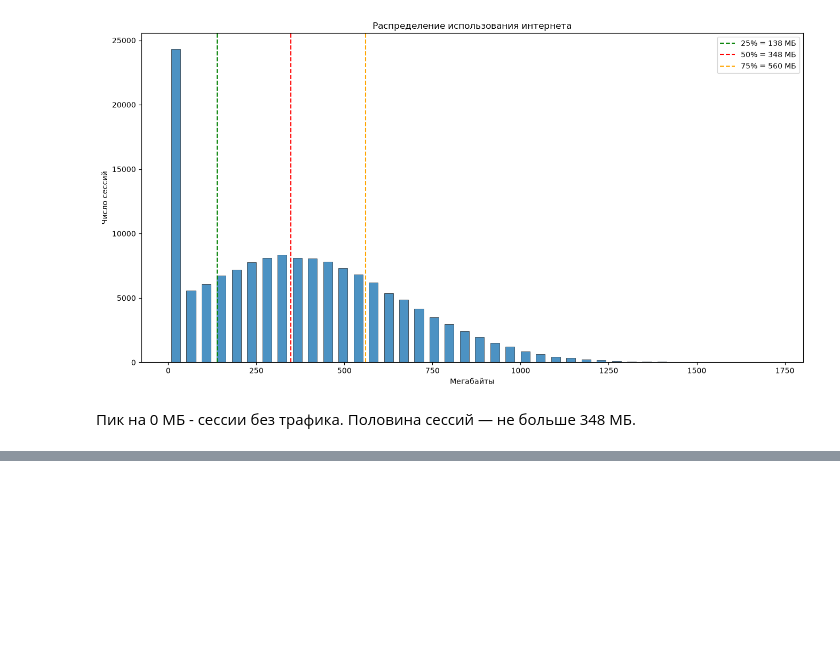
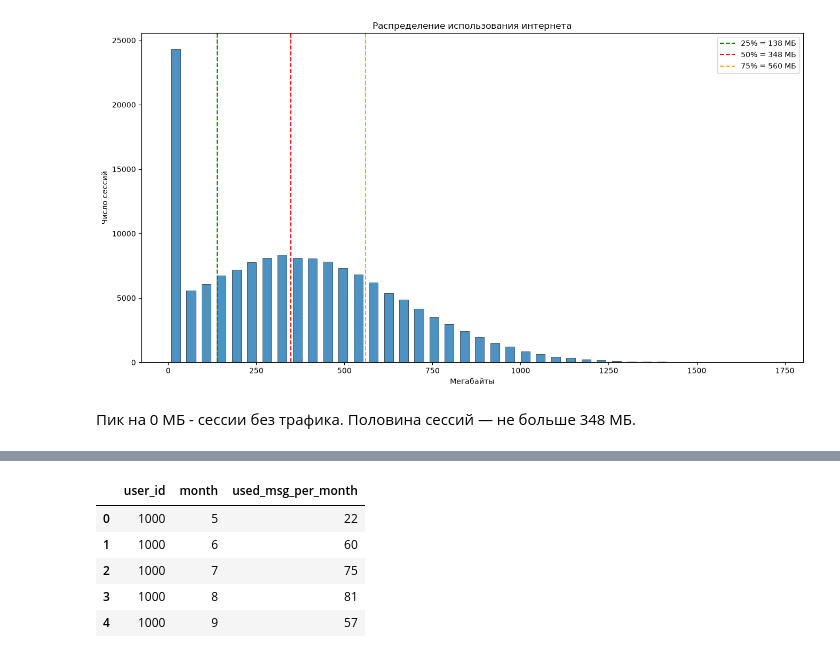
Before and after one commit to artkriukov/portfolio, a Jupyter notebook: telecom_tariff_revenue/notebooks/telecom_prepare.ipynb, the cells around one changed output, grey strips where cells are left out. Cells and saved outputs as stored; diff of their text form; code cells hidden in the pictures; blank space fills up the shorter version.

```diff
--- a/telecom_tariff_revenue/telecom_tariff_revenue.ipynb
+++ b/telecom_tariff_revenue/notebooks/telecom_prepare.ipynb
@@ -326,0 +401,13 @@ plt.show()
+# %%
+messages_group = messages.groupby(['user_id', 'month']) \
+                         .agg(used_msg_per_month=('message_date', 'count')) \
+                         .reset_index() \
+                         .sort_values(['user_id', 'month'])
+messages_group.head()
+# %% [output]
+|  | user_id | month | used_msg_per_month |
+| 0 | 1000 | 5 | 22 |
+| 1 | 1000 | 6 | 60 |
+| 2 | 1000 | 7 | 75 |
+| 3 | 1000 | 8 | 81 |
+| 4 | 1000 | 9 | 57 |
```
Also changed, not shown: parts of 23 cells of this notebook, 1 other file.
